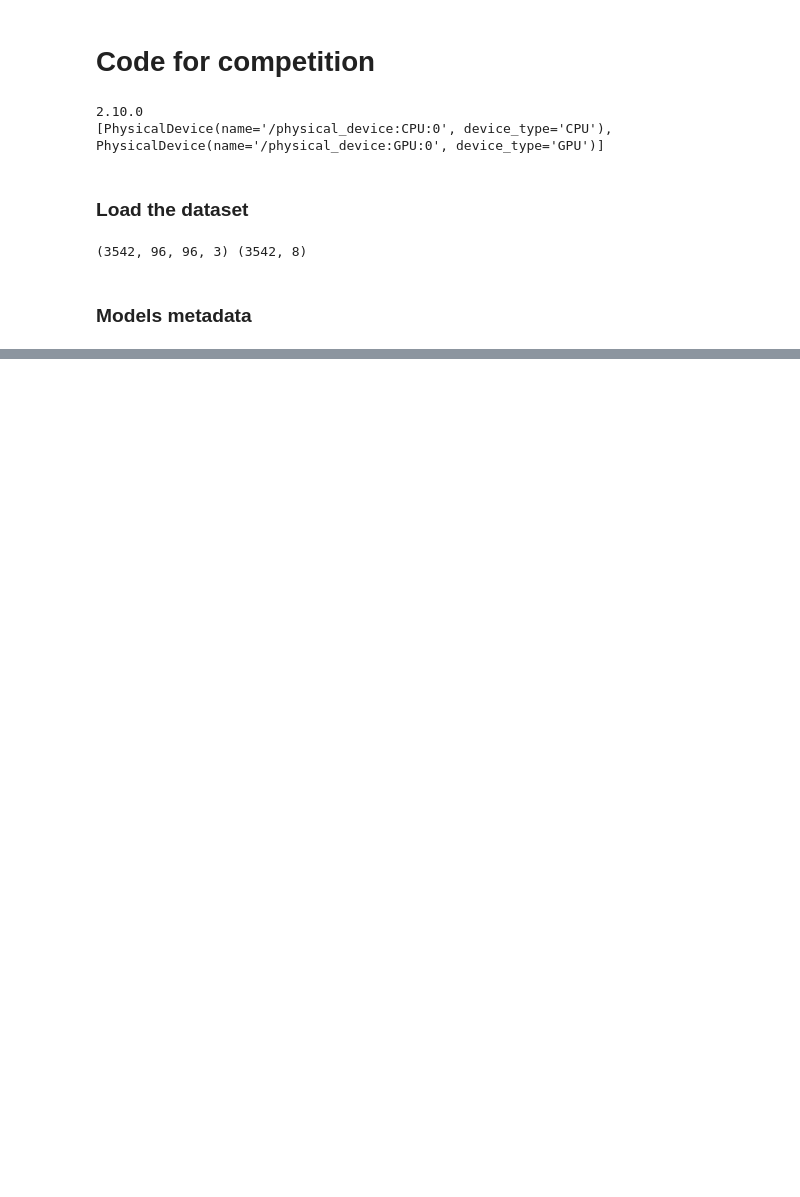
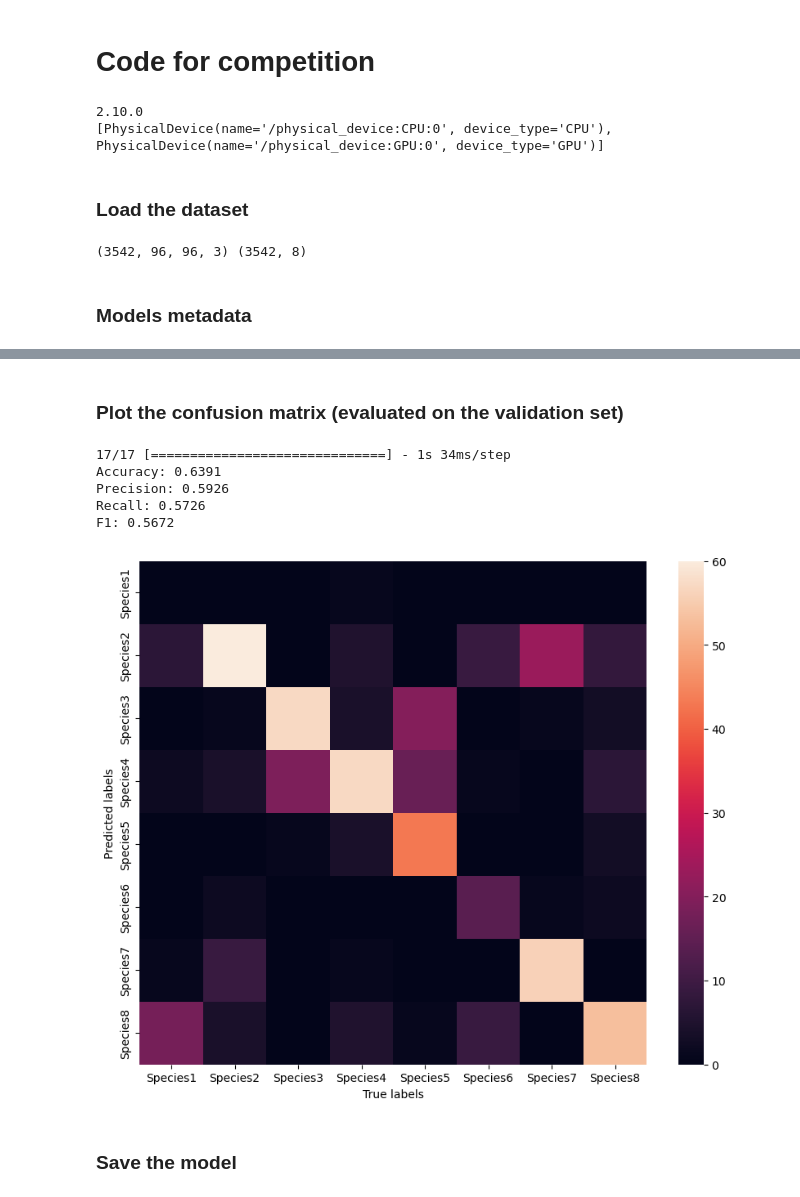
Before and after one commit to gabrieleginestroni/AN2DL-project-2022, a Jupyter notebook: Code/competition.ipynb, the cells around one changed output, grey strips where cells are left out. Saved outputs shown, nothing was run; the diff lists cells and outputs as text; code cells hidden in the pictures; blank space fills up the shorter version.

```diff
--- a/Code/competition.ipynb
+++ b/Code/competition.ipynb
@@ -62,0 +291,29 @@ labels = ["Species1", "Species2", "Species3", "Species4", "Species5", "Species6"
+# %% [markdown]
+### Plot the confusion matrix (evaluated on the validation set)
+# %%
+predictions = model.predict(X_val)
+cm = confusion_matrix(np.argmax(y_val, axis=-1), np.argmax(predictions, axis=-1))
+
+accuracy = accuracy_score(np.argmax(y_val, axis=-1), np.argmax(predictions, axis=-1))
+precision = precision_score(np.argmax(y_val, axis=-1), np.argmax(predictions, axis=-1), average='macro')
+recall = recall_score(np.argmax(y_val, axis=-1), np.argmax(predictions, axis=-1), average='macro')
+f1 = f1_score(np.argmax(y_val, axis=-1), np.argmax(predictions, axis=-1), average='macro')
+print('Accuracy:',accuracy.round(4))
+print('Precision:',precision.round(4))
+print('Recall:',recall.round(4))
+print('F1:',f1.round(4))
+
+plt.figure(figsize=(10,8))
+sns.heatmap(cm.T, xticklabels=labels, yticklabels=labels)
+plt.xlabel('True labels')
+plt.ylabel('Predicted labels')
+plt.show()
+# %% [output]
+17/17 [==============================] - 1s 34ms/step
+Accuracy: 0.6391
+Precision: 0.5926
+Recall: 0.5726
+F1: 0.5672
+[figure, added]
+# %% [markdown]
+### Save the model
```
Also changed, not shown: parts of 14 cells of this notebook, 4 other files.
